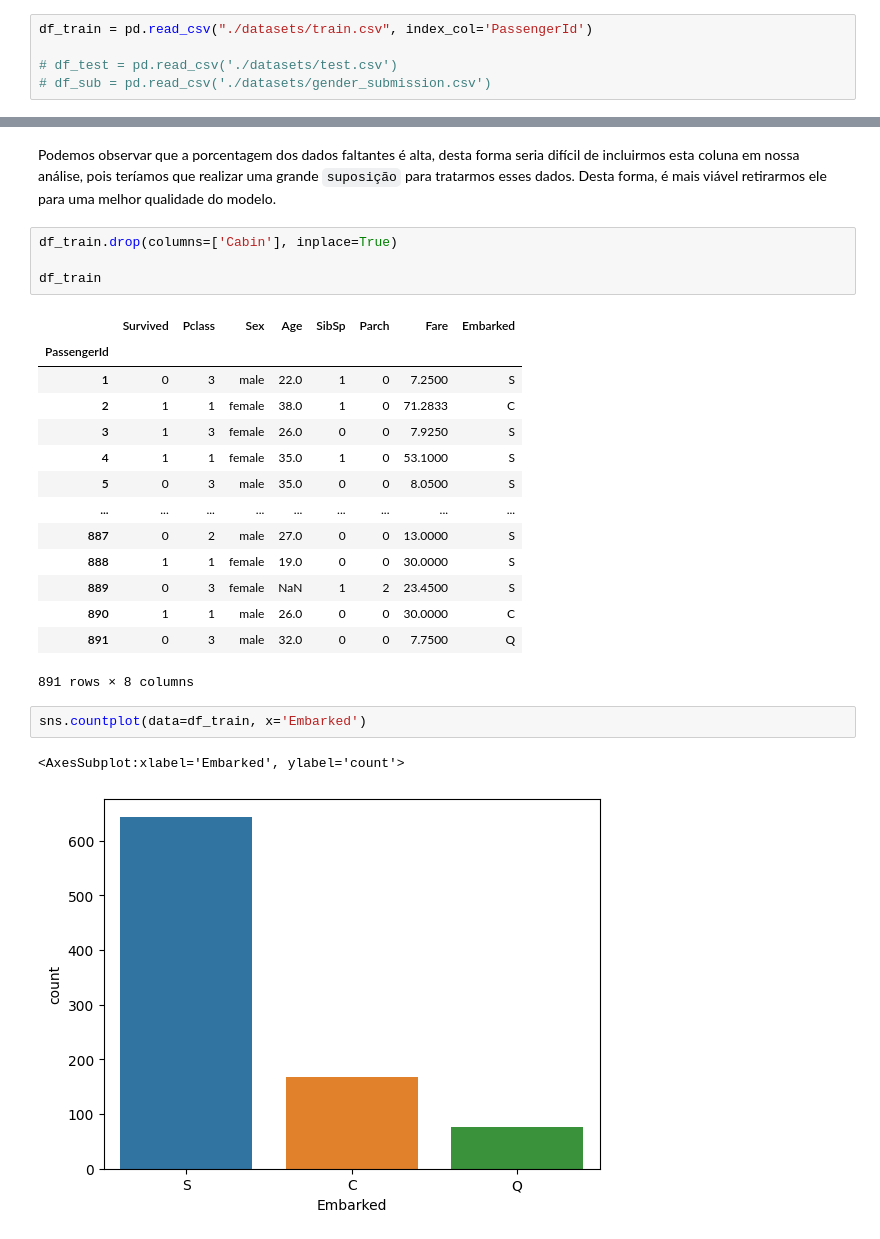
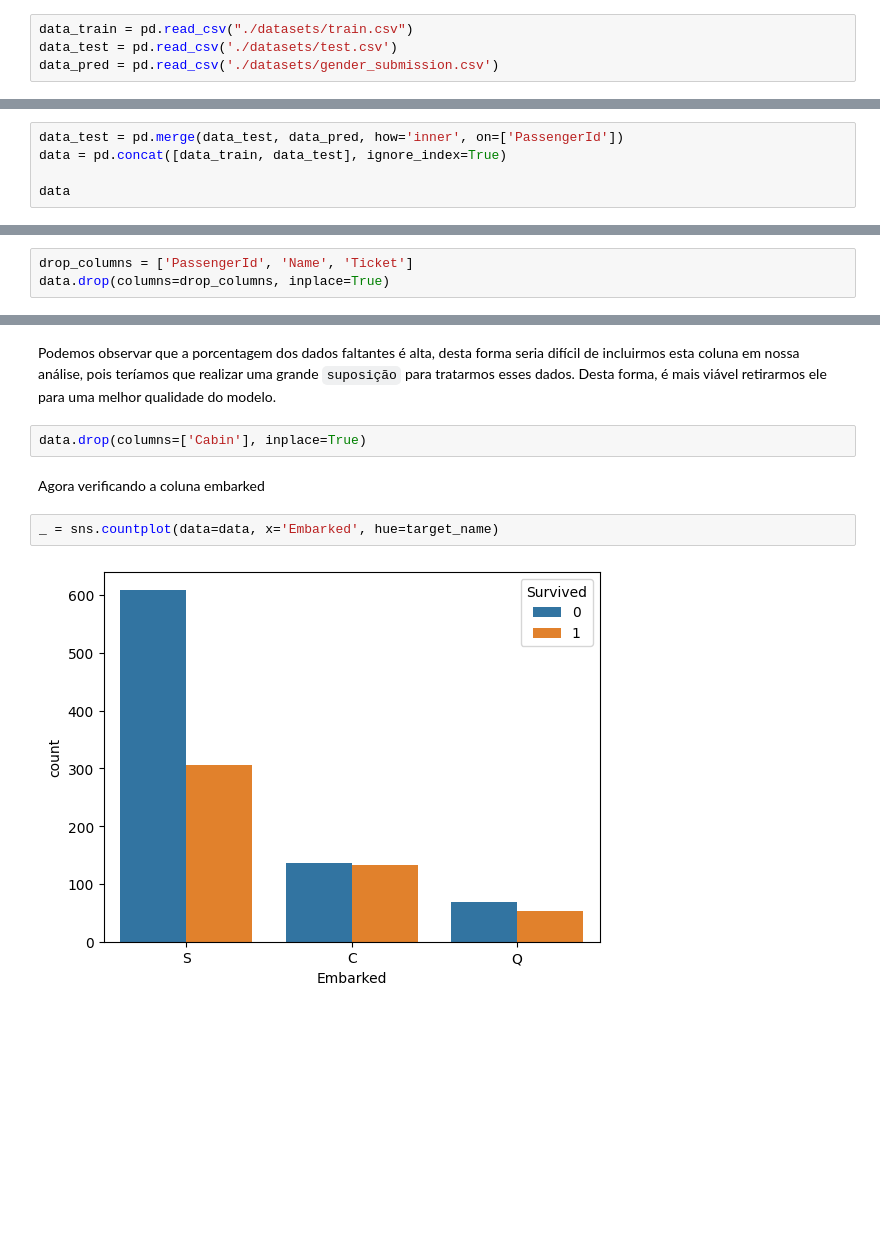
Before and after one commit to pedrodicati/titanic-datascience, a Jupyter notebook: titanic.ipynb, the cells around one changed output, grey strips where cells are left out. Drawn from its saved outputs; the diff is of its cells as text; blank space fills up the shorter version.

```diff
--- a/titanic.ipynb
+++ b/titanic.ipynb
@@ -39,7 +39,6 @@ from sklearn.linear_model import LogisticRegression
 # %% [markdown]
 Vamos ler e tratar cada dataset por vez, iniciando pelo de treinamento.
 # %%
-df_train = pd.read_csv("./datasets/train.csv", index_col='PassengerId')
-
-# df_test = pd.read_csv('./datasets/test.csv')
-# df_sub = pd.read_csv('./datasets/gender_submission.csv')
+data_train = pd.read_csv("./datasets/train.csv")
+data_test = pd.read_csv('./datasets/test.csv')
+data_pred = pd.read_csv('./datasets/gender_submission.csv')
@@ -45,0 +49,5 @@ df_train = pd.read_csv("./datasets/train.csv", index_col='PassengerId')
+# %%
+data_test = pd.merge(data_test, data_pred, how='inner', on=['PassengerId'])
+data = pd.concat([data_train, data_test], ignore_index=True)
+
+data
@@ -79,2 +101,5 @@ dtype: object
+# %%
+drop_columns = ['PassengerId', 'Name', 'Ticket']
+data.drop(columns=drop_columns, inplace=True)
 # %%
 target_name = 'Survived'
@@ -142,26 +153,10 @@ A porcentagem de dados faltantes em relação ao dataset é 77.10%
 # %% [markdown]
 Podemos observar que a porcentagem dos dados faltantes é alta, desta forma seria difícil de incluirmos esta coluna em nossa análise, pois teríamos que realizar uma grande `suposição` para tratarmos esses dados. Desta forma, é mais viável retirarmos ele para uma melhor qualidade do modelo.
 # %%
-df_train.drop(columns=['Cabin'], inplace=True)
-
-df_train
+data.drop(columns=['Cabin'], inplace=True)
-# %% [output]
-|  | Survived | Pclass | Sex | Age | SibSp | Parch | Fare | Embarked |
-| PassengerId |  |  |  |  |  |  |  |  |
-| 1 | 0 | 3 | male | 22.0 | 1 | 0 | 7.2500 | S |
-| 2 | 1 | 1 | female | 38.0 | 1 | 0 | 71.2833 | C |
-| 3 | 1 | 3 | female | 26.0 | 0 | 0 | 7.9250 | S |
-| 4 | 1 | 1 | female | 35.0 | 1 | 0 | 53.1000 | S |
-| 5 | 0 | 3 | male | 35.0 | 0 | 0 | 8.0500 | S |
-| ... | ... | ... | ... | ... | ... | ... | ... | ... |
-| 887 | 0 | 2 | male | 27.0 | 0 | 0 | 13.0000 | S |
-| 888 | 1 | 1 | female | 19.0 | 0 | 0 | 30.0000 | S |
-| 889 | 0 | 3 | female | NaN | 1 | 2 | 23.4500 | S |
-| 890 | 1 | 1 | male | 26.0 | 0 | 0 | 30.0000 | C |
-| 891 | 0 | 3 | male | 32.0 | 0 | 0 | 7.7500 | Q |
-891 rows × 8 columns
+# %% [markdown]
+Agora verificando a coluna embarked
 # %%
-sns.countplot(data=df_train, x='Embarked')
+_ = sns.countplot(data=data, x='Embarked', hue=target_name)
 # %% [output]
-<AxesSubplot:xlabel='Embarked', ylabel='count'>
-[figure, old version]
+[figure, new version]
```
Also changed, not shown: parts of 28 cells of this notebook, 3 other files.
